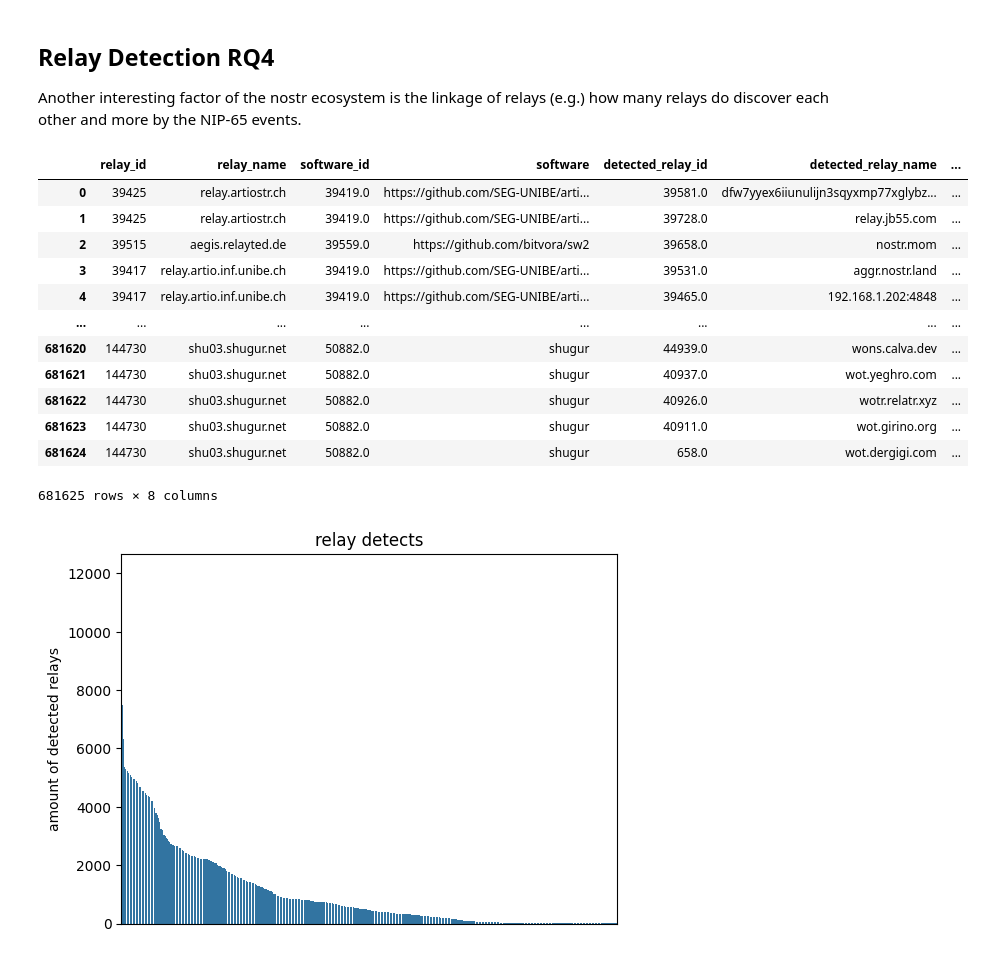
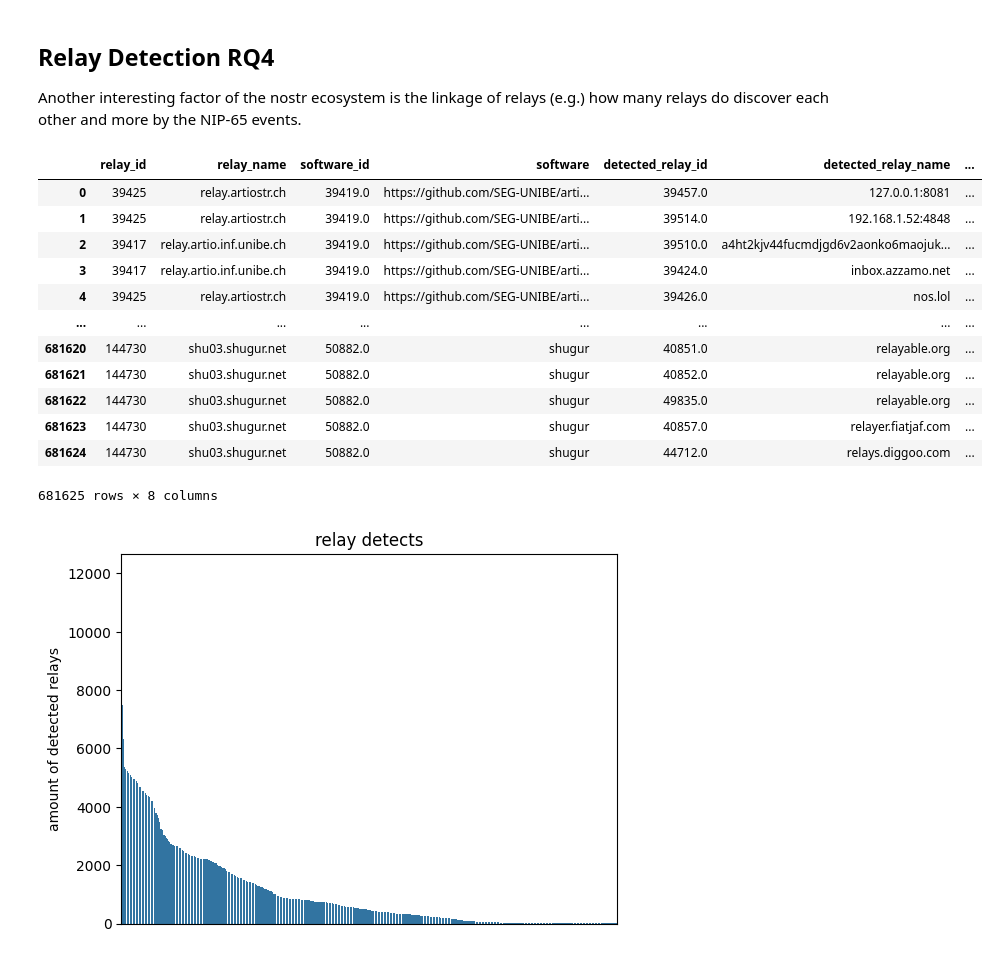
Before and after one commit to SEG-UNIBE/artio-insight, a Jupyter notebook: notebooks/artio.ipynb, the cells around one changed output. Cells and saved outputs as stored; diff of their text form; code cells hidden in the pictures.

```diff
--- a/notebooks/artio.ipynb
+++ b/notebooks/artio.ipynb
@@ -213,44 +217,66 @@ Here we do not show the pubkeys on purpose since we only care about the values i
 Another interesting factor of the nostr ecosystem is the linkage of relays (e.g.) how many relays do discover each other and more by the NIP-65 events.
 # %%
 %%sql
-WITH relay_software AS (
-    SELECT rs.relay_id,
-           s.software_id,
-           s.software
-    FROM udm.relaysoftware AS rs
-    INNER JOIN udm.software AS s ON rs.software_id = s.software_id
-)
+--WITH relay_software AS (
+--    SELECT rs.relay_id,
+--           s.software_id,
+--           s.software
+--    FROM udm.relaysoftware AS rs
+--    INNER JOIN udm.software AS s ON rs.software_id = s.software_id
+--)
+--
+--SELECT r1.relay_id AS relay_id,
+--       r1.relay_name AS relay_name,
+--       s1.software_id AS software_id,
+--       s1.software AS software,
+--       r2.relay_id AS detected_relay_id,
+--       r2.relay_name AS detected_relay_name,
+--       s2.software_id AS detected_software_id,
+--       s2.software AS detected_software
+--FROM udm.relaydetection rd
+--LEFT JOIN udm.relay r1
+--    ON rd.relay_id = r1.relay_id
+--LEFT JOIN relay_software AS s1
+--    ON s1.relay_id = r1.relay_id
+--LEFT JOIN udm.relay r2
+--    ON rd.detected_relay_id = r2.relay_id
+--LEFT JOIN relay_software AS s2
+--    ON s2.relay_id = r2.relay_id
 
-SELECT r1.relay_id AS relay_id,
-       r1.relay_name AS relay_name,
-       s1.software_id AS software_id,
-       s1.software AS software,
-       r2.relay_id AS detected_relay_id,
-       r2.relay_name AS detected_relay_name,
-       s2.software_id AS detected_software_id,
-       s2.software AS detected_software
+SELECT r1.relay_id     AS relay_id,
+       r1.relay_name   AS relay_name,
+       sw1.software_id AS software_id,
+       sw1.software    AS software,
+       r2.relay_id     AS detected_relay_id,
+       r2.relay_name   AS detected_relay_name,
+       sw2.software_id AS detected_software_id,
+       sw2.software    AS detected_software
 FROM udm.relaydetection rd
-LEFT JOIN udm.relay r1
-    ON rd.relay_id = r1.relay_id
-LEFT JOIN relay_software AS s1
-    ON s1.relay_id = r1.relay_id
-LEFT JOIN udm.relay r2
-    ON rd.detected_relay_id = r2.relay_id
-LEFT JOIN relay_software AS s2
-    ON s2.relay_id = r2.relay_id
+         LEFT JOIN udm.relay r1
+                   ON rd.relay_id = r1.relay_id
+         LEFT JOIN udm.relaysoftware rs1
+                   ON r1.relay_id = rs1.relay_id
+         LEFT JOIN udm.software sw1
+                   ON rs1.software_id = sw1.software_id
+         LEFT JOIN udm.relay r2
+                   ON rd.detected_relay_id = r2.relay_id
+         LEFT JOIN udm.relaysoftware rs2
+                   ON r2.relay_id = rs2.relay_id
+         LEFT JOIN udm.software sw2
+                   ON rs2.software_id = sw2.software_id
 # %% [output]
 |  | relay_id | relay_name | software_id | software | detected_relay_id | detected_relay_name | ... |
-| 0 | 39425 | relay.artiostr.ch | 39419.0 | https://github.com/SEG-UNIBE/arti... | 39581.0 | dfw7yyex6iiunulijn3sqyxmp77xglybz... | ... |
-| 1 | 39425 | relay.artiostr.ch | 39419.0 | https://github.com/SEG-UNIBE/arti... | 39728.0 | relay.jb55.com | ... |
-| 2 | 39515 | aegis.relayted.de | 39559.0 | https://github.com/bitvora/sw2 | 39658.0 | nostr.mom | ... |
-| 3 | 39417 | relay.artio.inf.unibe.ch | 39419.0 | https://github.com/SEG-UNIBE/arti... | 39531.0 | aggr.nostr.land | ... |
-| 4 | 39417 | relay.artio.inf.unibe.ch | 39419.0 | https://github.com/SEG-UNIBE/arti... | 39465.0 | 192.168.1.202:4848 | ... |
+| 0 | 39425 | relay.artiostr.ch | 39419.0 | https://github.com/SEG-UNIBE/arti... | 39457.0 | 127.0.0.1:8081 | ... |
+| 1 | 39425 | relay.artiostr.ch | 39419.0 | https://github.com/SEG-UNIBE/arti... | 39514.0 | 192.168.1.52:4848 | ... |
+| 2 | 39417 | relay.artio.inf.unibe.ch | 39419.0 | https://github.com/SEG-UNIBE/arti... | 39510.0 | a4ht2kjv44fucmdjgd6v2aonko6maojuk... | ... |
+| 3 | 39417 | relay.artio.inf.unibe.ch | 39419.0 | https://github.com/SEG-UNIBE/arti... | 39424.0 | inbox.azzamo.net | ... |
+| 4 | 39425 | relay.artiostr.ch | 39419.0 | https://github.com/SEG-UNIBE/arti... | 39426.0 | nos.lol | ... |
 | ... | ... | ... | ... | ... | ... | ... | ... |
-| 681620 | 144730 | shu03.shugur.net | 50882.0 | shugur | 44939.0 | wons.calva.dev | ... |
-| 681621 | 144730 | shu03.shugur.net | 50882.0 | shugur | 40937.0 | wot.yeghro.com | ... |
-| 681622 | 144730 | shu03.shugur.net | 50882.0 | shugur | 40926.0 | wotr.relatr.xyz | ... |
-| 681623 | 144730 | shu03.shugur.net | 50882.0 | shugur | 40911.0 | wot.girino.org | ... |
-| 681624 | 144730 | shu03.shugur.net | 50882.0 | shugur | 658.0 | wot.dergigi.com | ... |
+| 681620 | 144730 | shu03.shugur.net | 50882.0 | shugur | 40851.0 | relayable.org | ... |
+| 681621 | 144730 | shu03.shugur.net | 50882.0 | shugur | 40852.0 | relayable.org | ... |
+| 681622 | 144730 | shu03.shugur.net | 50882.0 | shugur | 49835.0 | relayable.org | ... |
+| 681623 | 144730 | shu03.shugur.net | 50882.0 | shugur | 40857.0 | relayer.fiatjaf.com | ... |
+| 681624 | 144730 | shu03.shugur.net | 50882.0 | shugur | 44712.0 | relays.diggoo.com | ... |
 681625 rows × 8 columns
 # %%
 relay_detects = df_relay_detection.groupby("relay_name")['detected_relay_id'].count()
```
Also changed, not shown: parts of 21 cells of this notebook, 2 other files.
